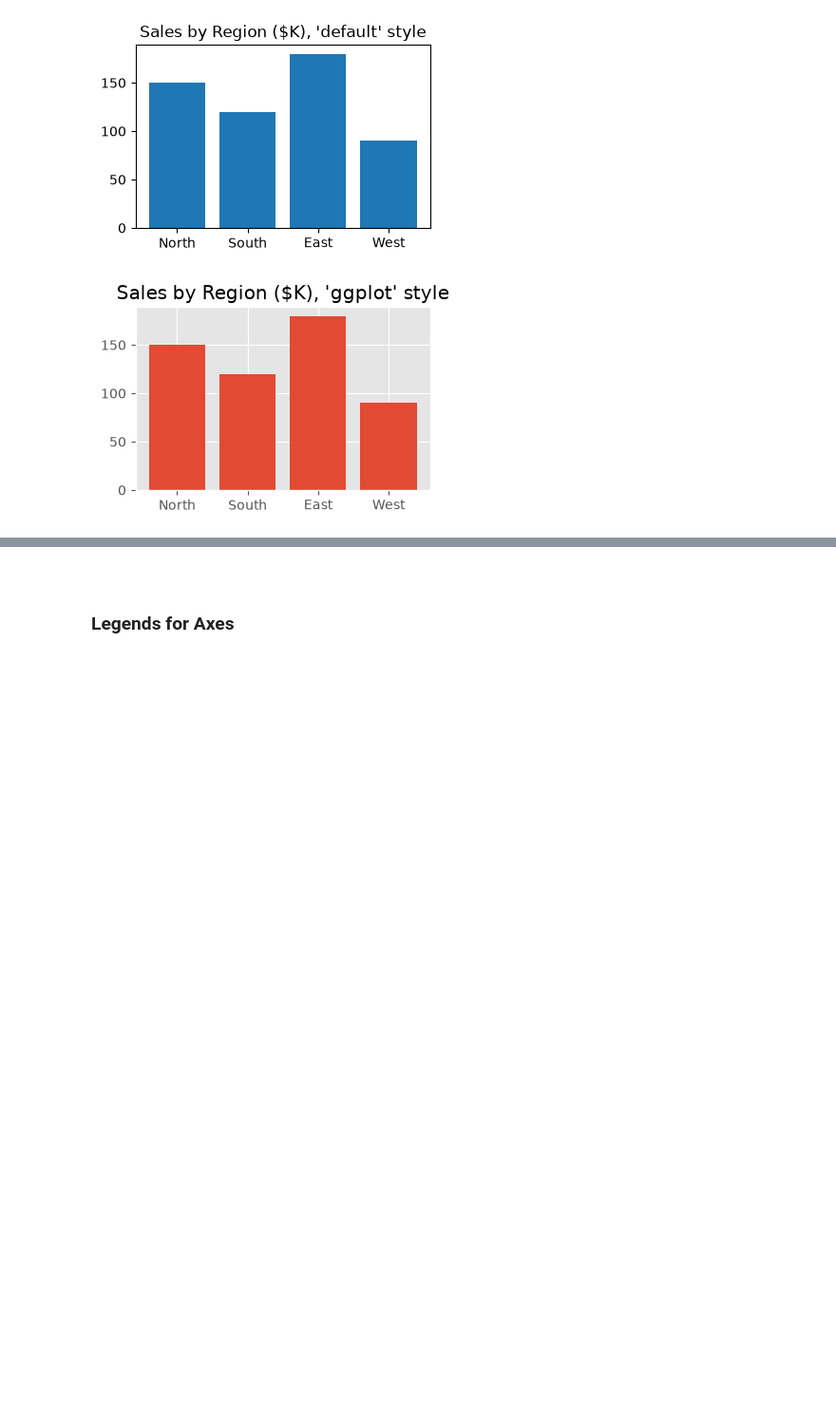
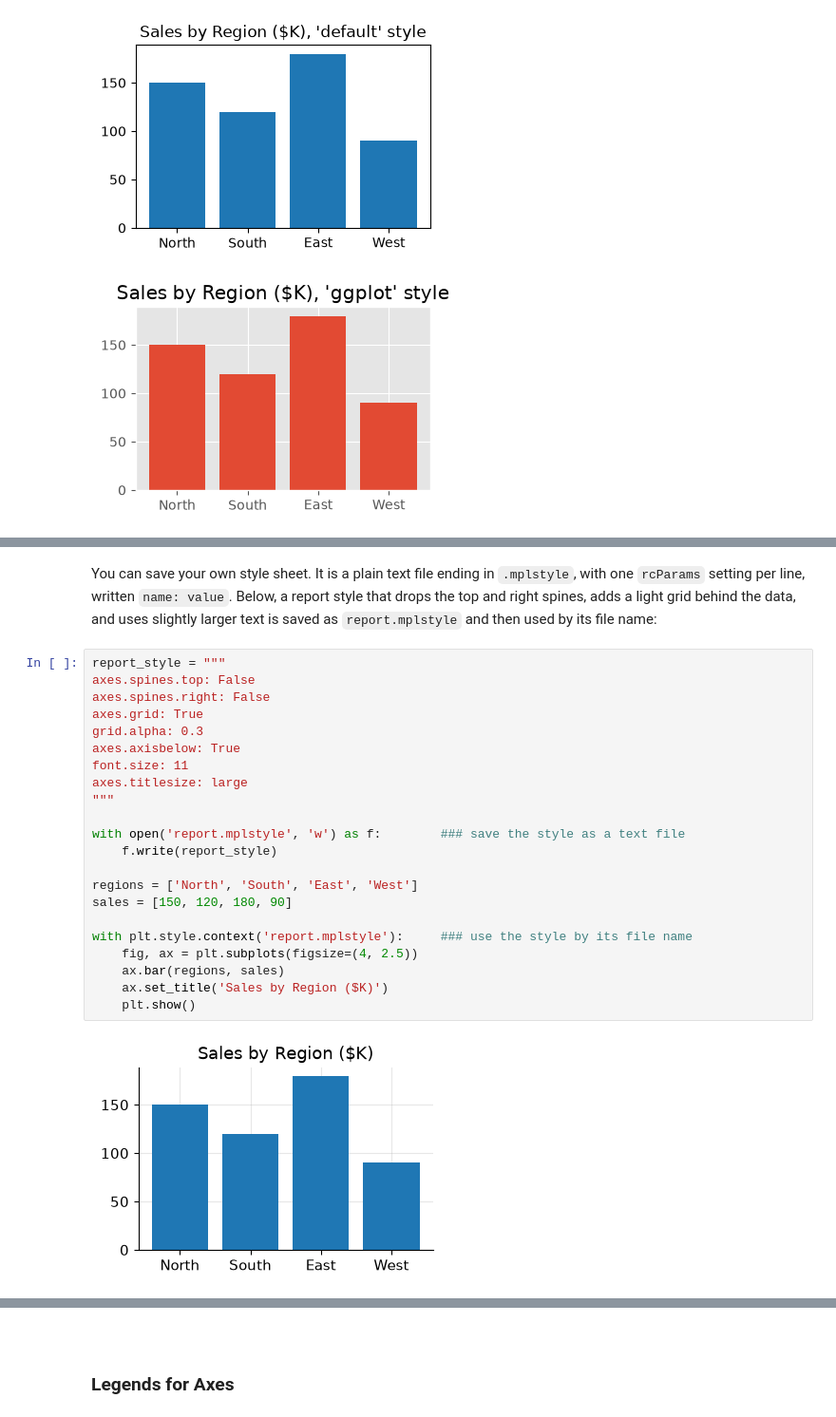
Before and after one commit to tychen742/dsm, a Jupyter notebook: chapters/06-matplotlib/0603-controls-plot-types.ipynb, the cells around one changed output, grey strips where cells are left out. Shown at 95% size. Saved outputs shown, nothing was run; the diff lists cells and outputs as text; blank space fills up the shorter version.

```diff
--- a/chapters/06-matplotlib/0603-controls-plot-types.ipynb
+++ b/chapters/06-matplotlib/0603-controls-plot-types.ipynb
@@ -81,0 +144,26 @@ for style in ['default', 'ggplot']:
+# %% [markdown]
+You can save your own style sheet. It is a plain text file ending in `.mplstyle`, with one `rcParams` setting per line, written `name: value`. Below, a report style that drops the top and right spines, adds a light grid behind the data, and uses slightly larger text is saved as `report.mplstyle` and then used by its file name:
+# %%
+report_style = """
+axes.spines.top: False
+axes.spines.right: False
+axes.grid: True
+grid.alpha: 0.3
+axes.axisbelow: True
+font.size: 11
+axes.titlesize: large
+"""
+
+with open('report.mplstyle', 'w') as f:        ### save the style as a text file
+    f.write(report_style)
+
+regions = ['North', 'South', 'East', 'West']
+sales = [150, 120, 180, 90]
+
+with plt.style.context('report.mplstyle'):     ### use the style by its file name
+    fig, ax = plt.subplots(figsize=(4, 2.5))
+    ax.bar(regions, sales)
+    ax.set_title('Sales by Region ($K)')
+    plt.show()
+# %% [output]
+[figure, added]
```
Also changed, not shown: parts of 11 cells of this notebook, 3 other files.
